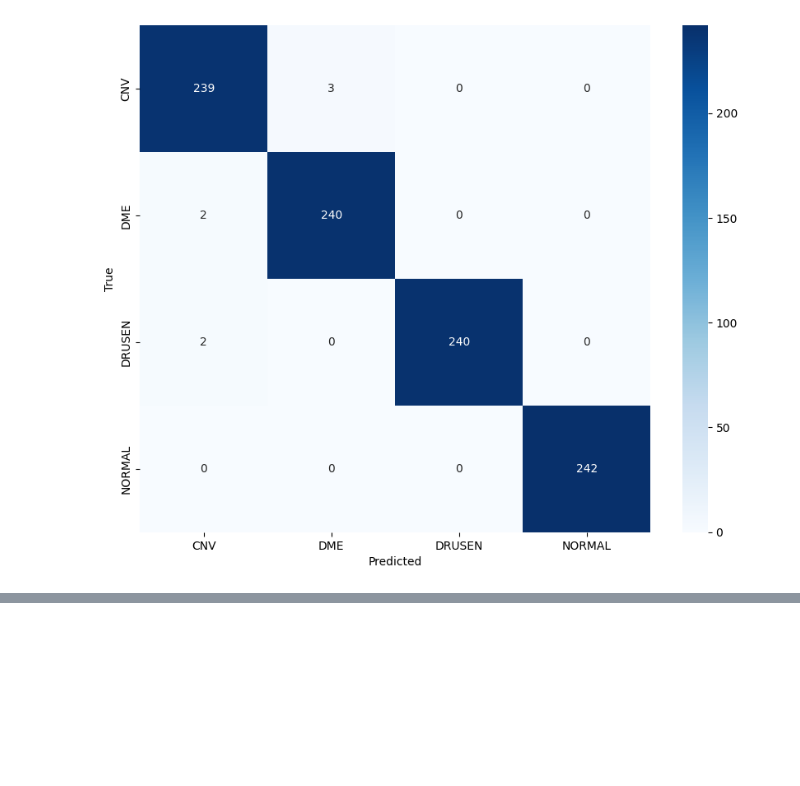
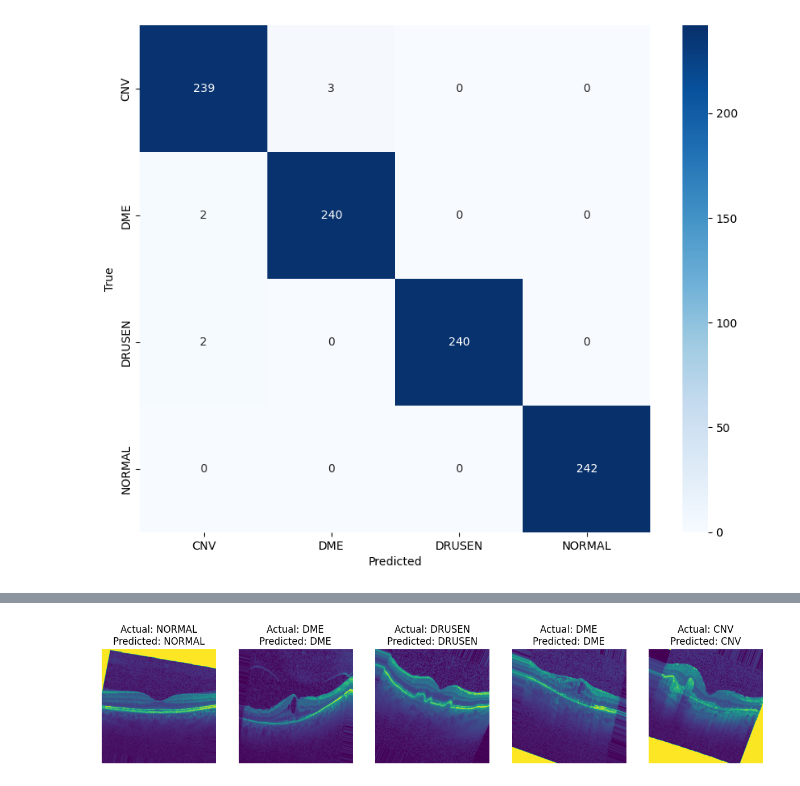
Before and after one commit to eddiechn/OCT-Disease-Recognition, a Jupyter notebook: loaded_model.ipynb, the cells around one changed output, grey strips where cells are left out. Cells and saved outputs as stored; diff of their text form; code cells hidden in the pictures; blank space fills up the shorter version.

Commit message:
predictions on val dataset

```diff
--- a/loaded_model.ipynb
+++ b/loaded_model.ipynb
@@ -229,3 +219,34 @@ plt.show()
 # %% [output]
 31/31 ━━━━━━━━━━━━━━━━━━━━ 9s 281ms/step
 [figure]
+# %%
+val_image_gen = image_gen.flow_from_directory(val_dir,
+                                              target_size=(299, 299),
+                                                batch_size=batch_size,
+                                                color_mode="grayscale",
+                                                shuffle=True,
+                                               class_mode="categorical"
+                                               )
+
+
+images, true_labels = next(val_image_gen)
+
+# Predict the labels
+predicted_labels = loaded_model.predict(images)
+predicted_labels = np.argmax(predicted_labels, axis=1)  # Convert probabilities to class indices
+true_labels = np.argmax(true_labels, axis=1)  # Convert one-hot encoded labels to class indices
+
+# Get class labels
+class_labels = list(val_image_gen.class_indices.keys())
+
+# Plot the images along with true and predicted labels
+plt.figure(figsize=(15, 15))
+
+for i in range(5):
+    plt.subplot(1, 5, i + 1)
+    plt.imshow(images[i])
+    plt.title(f"Actual: {class_labels[true_labels[i]]}\nPredicted: {class_labels[predicted_labels[i]]}")
+    plt.axis('off')
+
+plt.show()
+# %% [output]
@@ -231,0 +255 @@ plt.show()
+[figure, added]
```
Also changed, not shown: parts of 2 cells of this notebook.
